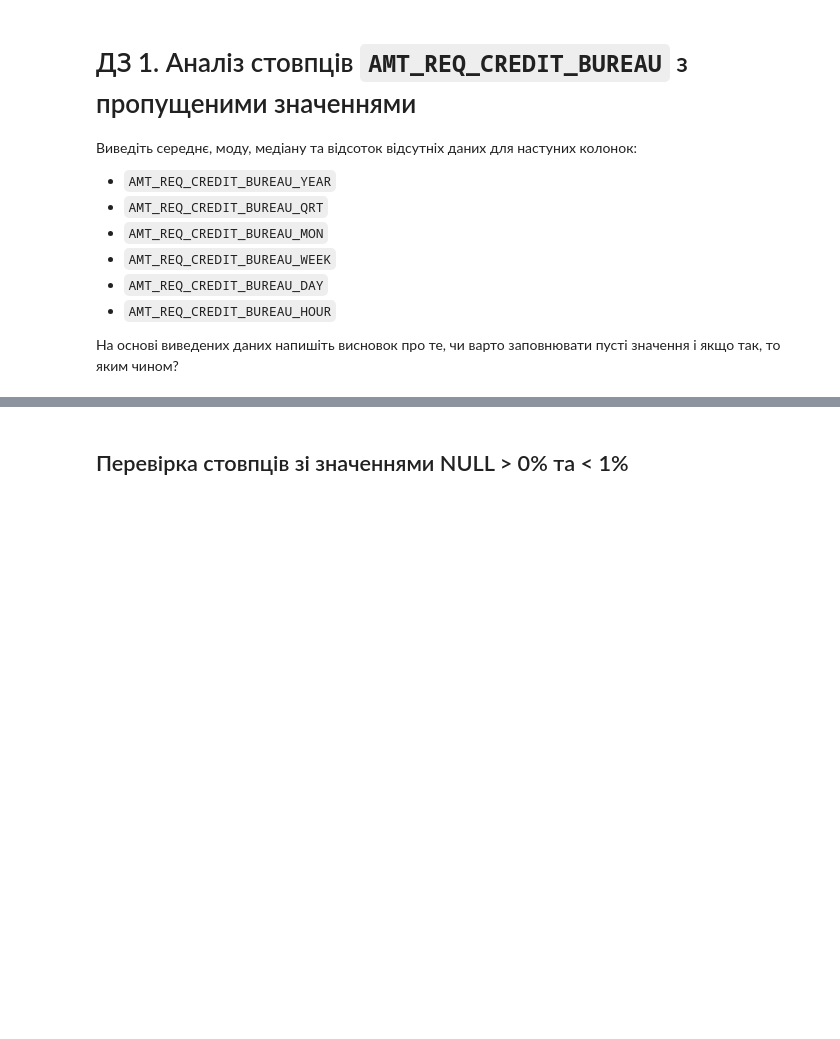
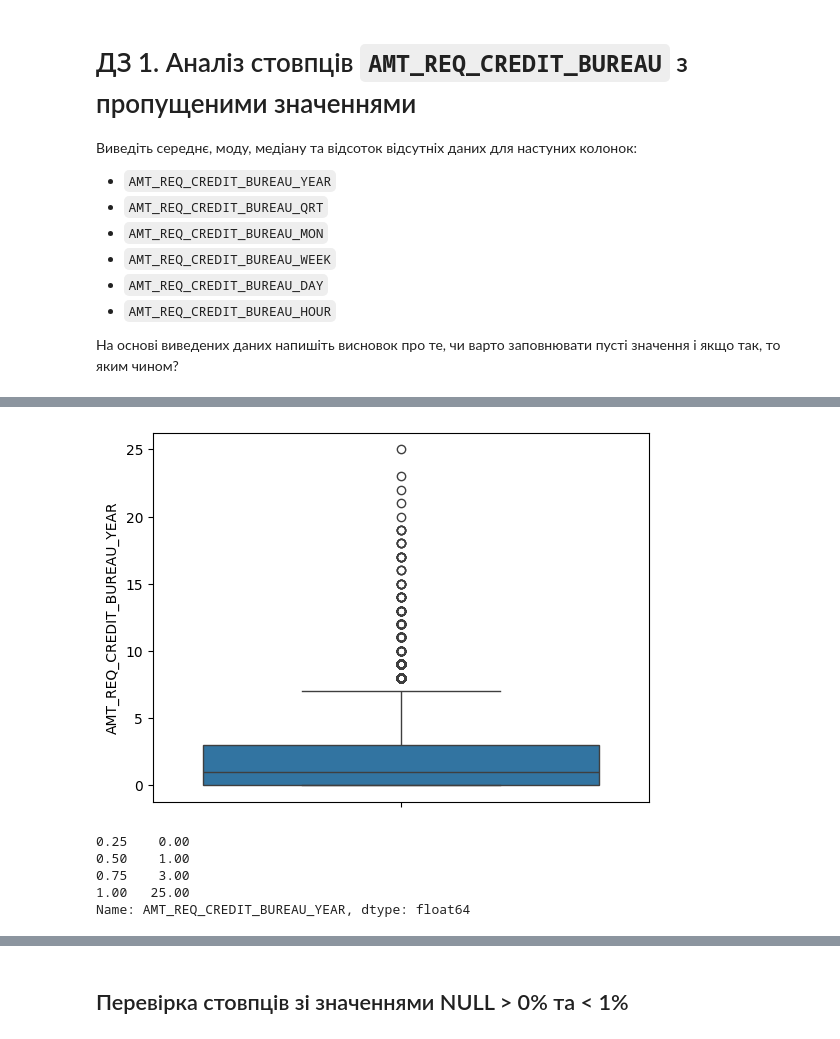
Before and after one commit to Johnny-Jackpot/python_for_ml_tasks, a Jupyter notebook: 1.2 Дослідницький аналіз даних/1_Credit_EDA.ipynb, the cells around one changed output, grey strips where cells are left out. Cells and saved outputs as stored; diff of their text form; code cells hidden in the pictures; blank space fills up the shorter version.

```diff
--- a/1.2 Дослідницький аналіз даних/1_Credit_EDA.ipynb
+++ b/1.2 Дослідницький аналіз даних/1_Credit_EDA.ipynb
@@ -640,0 +669,13 @@ df.EXT_SOURCE_3.mean()
+# %%
+sns.boxplot(df.AMT_REQ_CREDIT_BUREAU_YEAR )
+plt.show()
+# %% [output]
+[figure, added]
+# %%
+df.AMT_REQ_CREDIT_BUREAU_YEAR.quantile(q = [0.25,0.5,0.75,1])
+# %% [output]
+0.25    0.00
+0.50    1.00
+0.75    3.00
+1.00   25.00
+Name: AMT_REQ_CREDIT_BUREAU_YEAR, dtype: float64
```
Also changed, not shown: parts of 15 cells of this notebook, 1 other file.
